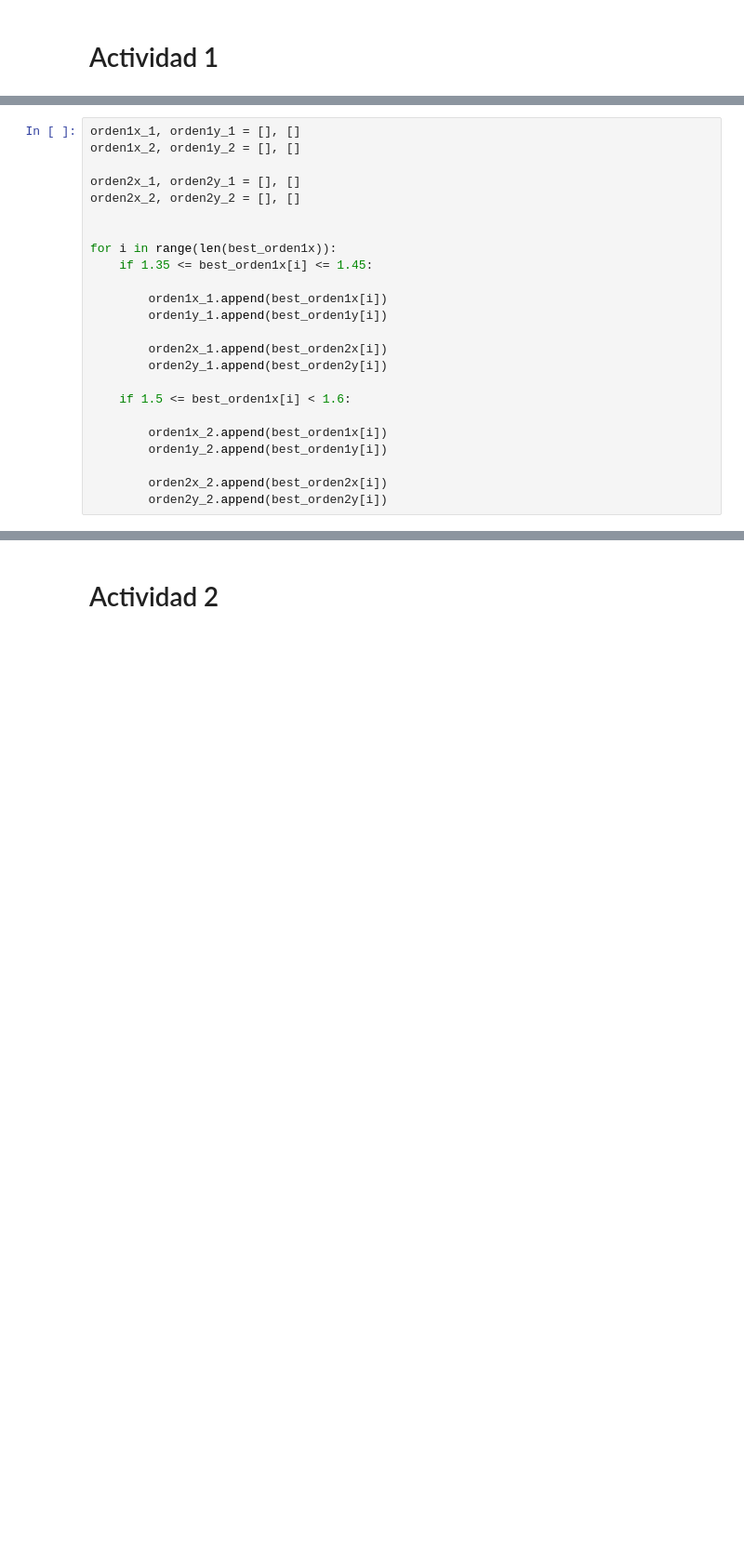
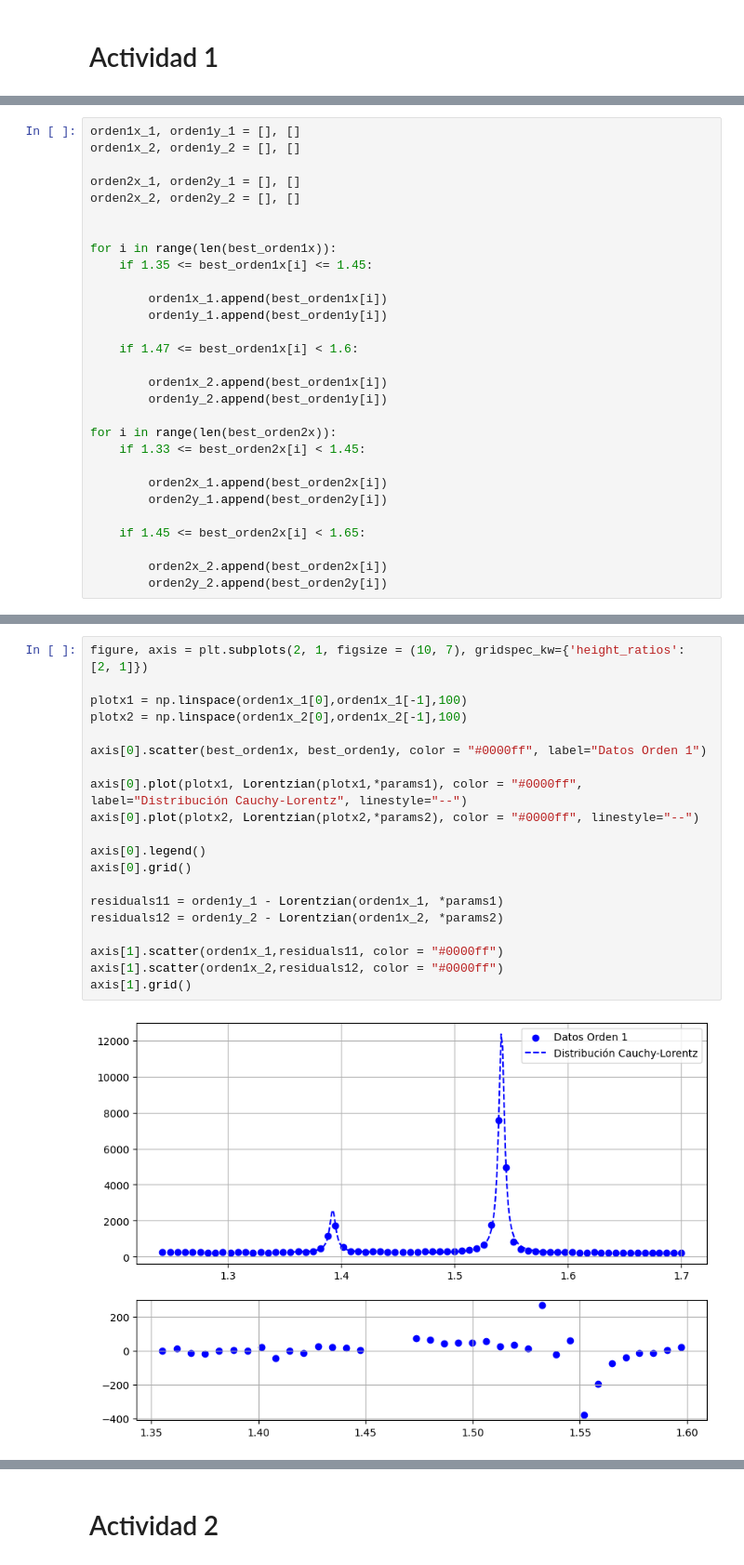
Before and after one commit to QuantumPower4/LabIntermedio2024-2, a Jupyter notebook: Rayos X/Rayos_X.ipynb, the cells around one changed output, grey strips where cells are left out. Shown at 93% size. Saved outputs shown, nothing was run; the diff lists cells and outputs as text; blank space fills up the shorter version.

```diff
--- a/Rayos X/Rayos_X.ipynb
+++ b/Rayos X/Rayos_X.ipynb
@@ -83,13 +91,18 @@ for i in range(len(best_orden1x)):
         orden1x_1.append(best_orden1x[i])
         orden1y_1.append(best_orden1y[i])
 
-        orden2x_1.append(best_orden2x[i])
-        orden2y_1.append(best_orden2y[i])
-
-    if 1.5 <= best_orden1x[i] < 1.6:
+    if 1.47 <= best_orden1x[i] < 1.6:
 
         orden1x_2.append(best_orden1x[i])
         orden1y_2.append(best_orden1y[i])
 
+for i in range(len(best_orden2x)):
+    if 1.33 <= best_orden2x[i] < 1.45:
+
+        orden2x_1.append(best_orden2x[i])
+        orden2y_1.append(best_orden2y[i])
+
+    if 1.45 <= best_orden2x[i] < 1.65:
+
         orden2x_2.append(best_orden2x[i])
         orden2y_2.append(best_orden2y[i])
@@ -129,0 +125,22 @@ plt.scatter(orden1x_2,orden1y_2)
+# %%
+figure, axis = plt.subplots(2, 1, figsize = (10, 7), gridspec_kw={'height_ratios': [2, 1]})
+
+plotx1 = np.linspace(orden1x_1[0],orden1x_1[-1],100)
+plotx2 = np.linspace(orden1x_2[0],orden1x_2[-1],100)
+
+axis[0].scatter(best_orden1x, best_orden1y, color = "#0000ff", label="Datos Orden 1")
+
+axis[0].plot(plotx1, Lorentzian(plotx1,*params1), color = "#0000ff", label="Distribución Cauchy-Lorentz", linestyle="--")
+axis[0].plot(plotx2, Lorentzian(plotx2,*params2), color = "#0000ff", linestyle="--")
+
+axis[0].legend()
+axis[0].grid()
+
+residuals11 = orden1y_1 - Lorentzian(orden1x_1, *params1)
+residuals12 = orden1y_2 - Lorentzian(orden1x_2, *params2)
+
+axis[1].scatter(orden1x_1,residuals11, color = "#0000ff")
+axis[1].scatter(orden1x_2,residuals12, color = "#0000ff")
+axis[1].grid()
+# %% [output]
+[figure, added]
```
Also changed, not shown: parts of 31 cells of this notebook, 2 other files.
